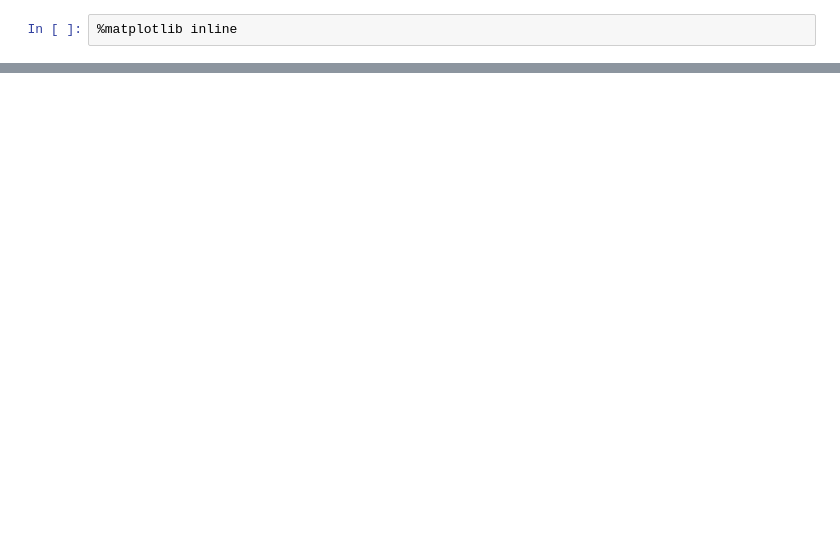
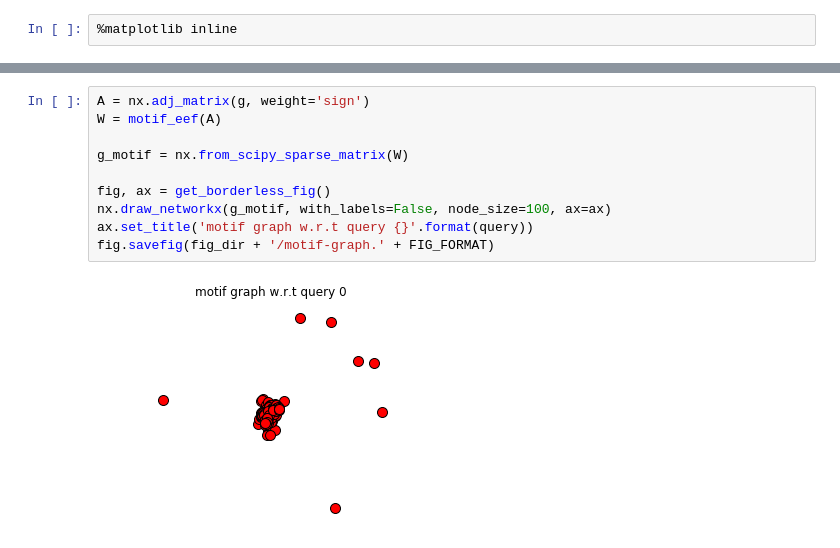
Before and after one commit to xiaohan2012/signed-local-community, a Jupyter notebook: motif-clustering.ipynb, the cells around one changed output, grey strips where cells are left out. Drawn from its saved outputs; the diff is of its cells as text; blank space fills up the shorter version.

```diff
--- a/motif-clustering.ipynb
+++ b/motif-clustering.ipynb
@@ -146,3 +51,15 @@ def signed_group_conductance(g, groups, verbose=0):
+# %%
+A = nx.adj_matrix(g, weight='sign')
+W = motif_eef(A)
+
+g_motif = nx.from_scipy_sparse_matrix(W)
+
+fig, ax = get_borderless_fig()
+nx.draw_networkx(g_motif, with_labels=False, node_size=100, ax=ax)
+ax.set_title('motif graph w.r.t query {}'.format(query))
+fig.savefig(fig_dir + '/motif-graph.' + FIG_FORMAT)
+# %% [output]
+[figure, added]
 # %%
 lcc = get_lcc(g_motif)
 
```
Also changed, not shown: parts of 15 cells of this notebook, 1 other file.
